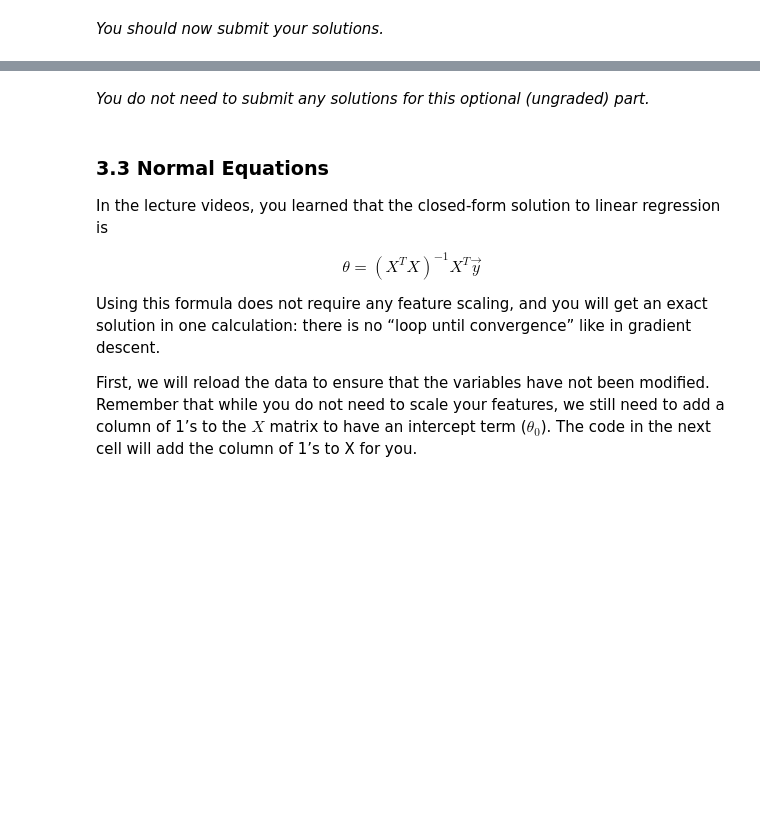
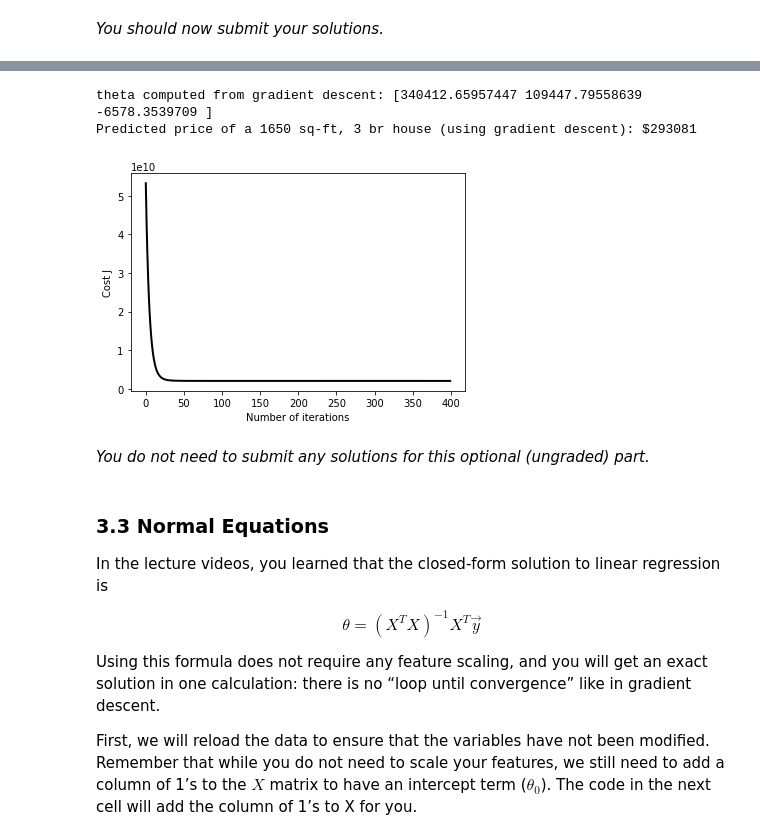
Before and after one commit to Ziaeemehr/ml-coursera-python-assignments, a Jupyter notebook: Exercise1/exercise1.ipynb, the cells around one changed output, grey strips where cells are left out. Cells and saved outputs as stored; diff of their text form; code cells hidden in the pictures; blank space fills up the shorter version.

```diff
--- a/Exercise1/exercise1.ipynb
+++ b/Exercise1/exercise1.ipynb
@@ -314,7 +312,7 @@ def computeCost(X, y, theta):
 
     # You need to return the following variables correctly
     h = np.matmul(X, theta)
-    J = 0.5/m*np.sum((h-y)**2)
+    J = 0.5/m*np.dot(h-y, h-y)
 
     # ===========================================================
     return J
@@ -618,13 +634,17 @@ def  featureNormalize(X):
     """
     # You need to set these values correctly
     X_norm = X.copy()
-    mu = np.zeros(X.shape[1])
-    sigma = np.zeros(X.shape[1])
+    # mu = np.zeros(X.shape[1])
+    # sigma = np.zeros(X.shape[1])
 
-    # =========================== YOUR CODE HERE =====================
+    mu = np.mean(X_norm, axis=0)
+    sigma = np.std(X_norm, axis=0)
+
+#     print(X_norm.shape, mu.shape, sigma.shape)
+    for i in range(mu.shape[0]):
+        X_norm[:, i] = (X_norm[:, i] - mu[i])/sigma[i]
 
 
-    # ================================================================
     return X_norm, mu, sigma
 # %% [markdown]
 Execute the next cell to run the implemented `featureNormalize` function.
@@ -700,16 +733,11 @@ def computeCostMulti(X, y, theta):
     ------------
     Compute the cost of a particular choice of theta. You should set J to the cost.
     """
-    # Initialize some useful values
+
     m = y.shape[0] # number of training examples
+    h = np.matmul(X, theta)
+    J = 0.5/m* np.dot(h-y, h-y)
 
-    # You need to return the following variable correctly
-    J = 0
-
-    # ======================= YOUR CODE HERE ===========================
-
-
-    # ==================================================================
     return J
 # %% [markdown]
 *You should now submit your solutions.*
@@ -761,14 +789,14 @@ def gradientDescentMulti(X, y, theta, alpha, num_iters):
 
     # make a copy of theta, which will be updated by gradient descent
     theta = theta.copy()
-
     J_history = []
+    c = 1/m
 
     for i in range(num_iters):
-        # ======================= YOUR CODE HERE ==========================
 
-
-        # =================================================================
+        h = np.matmul(X, theta)
+        DeltaJ = c * np.matmul(X.T, h-y)
+        theta = theta - alpha * DeltaJ
 
         # save the cost J in every iteration
         J_history.append(computeCostMulti(X, y, theta))
@@ -826,35 +854,42 @@ Finally, you should complete the code at the end to predict the price
 of a 1650 sq-ft, 3 br house.
 
 Hint
 ----
 At prediction, make sure you do the same feature normalization.
 """
 # Choose some alpha value - change this
 alpha = 0.1
 num_iters = 400
 
 # init theta and run gradient descent
 theta = np.zeros(3)
 theta, J_history = gradientDescentMulti(X, y, theta, alpha, num_iters)
 
 # Plot the convergence graph
-pyplot.plot(np.arange(len(J_history)), J_history, lw=2)
+pyplot.plot(np.arange(len(J_history)), J_history, lw=2, c='k')
 pyplot.xlabel('Number of iterations')
 pyplot.ylabel('Cost J')
 
 # Display the gradient descent's result
 print('theta computed from gradient descent: {:s}'.format(str(theta)))
 
 # Estimate the price of a 1650 sq-ft, 3 br house
 # ======================= YOUR CODE HERE ===========================
 # Recall that the first column of X is all-ones.
 # Thus, it does not need to be normalized.
+xi = np.array([1,
+               (1650-mu[0])/sigma[0],
+               (3-mu[1])/sigma[1]])
 
-price = 0   # You should change this
+price = np.dot(xi, theta)
 
 # ===================================================================
 
 print('Predicted price of a 1650 sq-ft, 3 br house (using gradient descent): ${:.0f}'.format(price))
+# %% [output]
+theta computed from gradient descent: [340412.65957447 109447.79558639  -6578.3539709 ]
+Predicted price of a 1650 sq-ft, 3 br house (using gradient descent): $293081
+[figure, added]
 # %% [markdown]
 *You do not need to submit any solutions for this optional (ungraded) part.*
 # %% [markdown]
```
Also changed, not shown: parts of 12 cells of this notebook.
